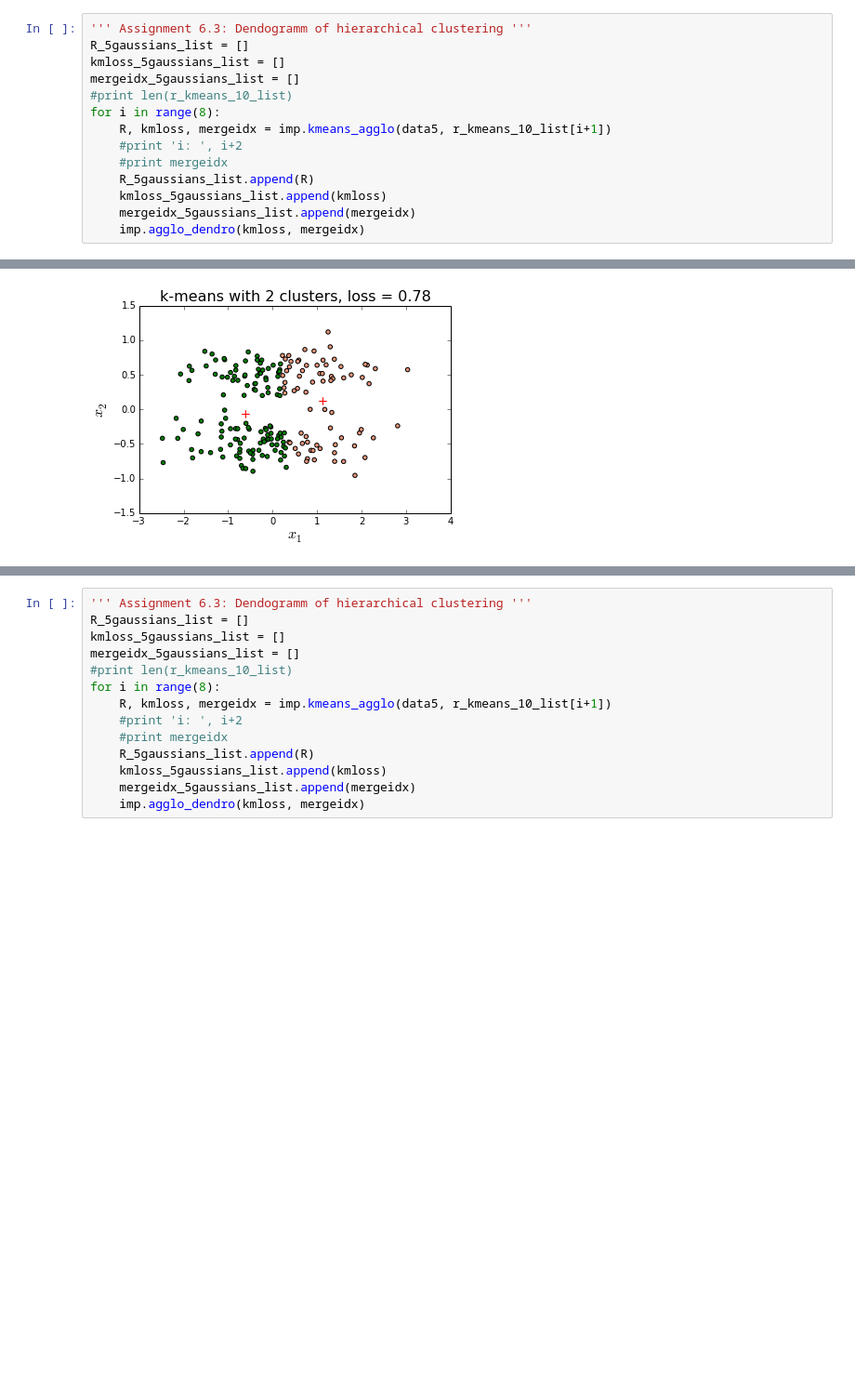
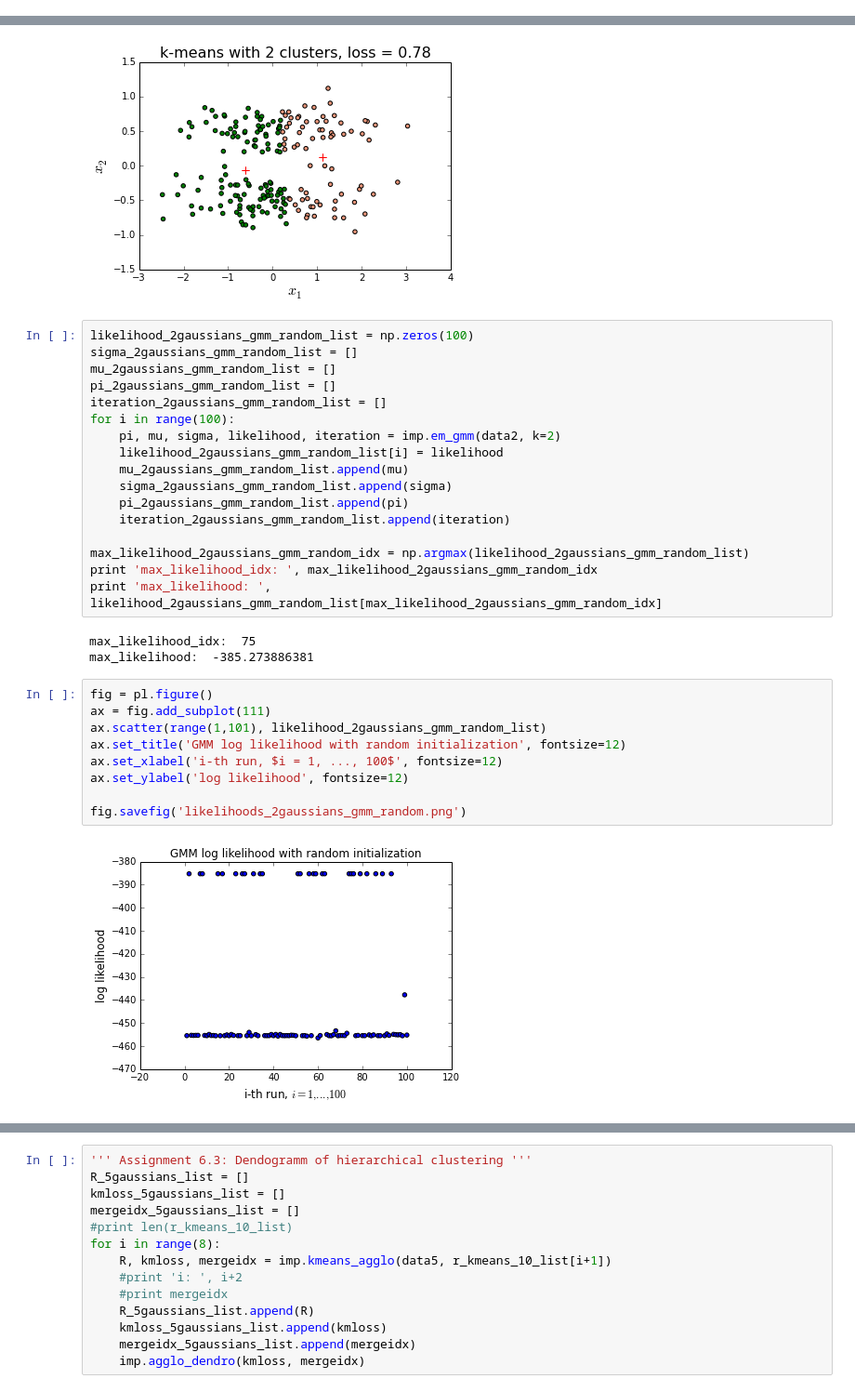
Before and after one commit to philjjoon/Lab-MachineLearning, a Jupyter notebook: ProblemSet-02/ps2_stubs_and_tests/ps2_application.ipynb, the cells around one changed output, grey strips where cells are left out. Shown at 93% size. Saved outputs shown, nothing was run; the diff lists cells and outputs as text; blank space fills up the shorter version.

Commit message:
finish assignment 7

```diff
--- a/ProblemSet-02/ps2_stubs_and_tests/ps2_application.ipynb
+++ b/ProblemSet-02/ps2_stubs_and_tests/ps2_application.ipynb
@@ -261,17 +261,3 @@ fig.savefig('likelihoods_comparison.png')
 max_likelihood_gmm_random:  -666.70118038
 max_likelihood_gmm_kmeans:  -666.701180381
 [figure]
-# %%
-''' Assignment 6.3: Dendogramm of hierarchical clustering '''
-R_5gaussians_list = []
-kmloss_5gaussians_list = []
-mergeidx_5gaussians_list = []
-#print len(r_kmeans_10_list)
-for i in range(8):
-    R, kmloss, mergeidx = imp.kmeans_agglo(data5, r_kmeans_10_list[i+1])
-    #print 'i: ', i+2
-    #print mergeidx
-    R_5gaussians_list.append(R)
-    kmloss_5gaussians_list.append(kmloss)
-    mergeidx_5gaussians_list.append(mergeidx)
-    imp.agglo_dendro(kmloss, mergeidx)
@@ -333,3 +316,34 @@ ax.set_ylabel('$x_2$', fontsize=16)
 fig.savefig('2gaussians_kmeans.png')
 # %% [output]
 [figure]
+# %%
+likelihood_2gaussians_gmm_random_list = np.zeros(100)
+sigma_2gaussians_gmm_random_list = []
+mu_2gaussians_gmm_random_list = []
+pi_2gaussians_gmm_random_list = []
+iteration_2gaussians_gmm_random_list = []
+for i in range(100):
+    pi, mu, sigma, likelihood, iteration = imp.em_gmm(data2, k=2)
+    likelihood_2gaussians_gmm_random_list[i] = likelihood
+    mu_2gaussians_gmm_random_list.append(mu)
+    sigma_2gaussians_gmm_random_list.append(sigma)
+    pi_2gaussians_gmm_random_list.append(pi)
+    iteration_2gaussians_gmm_random_list.append(iteration)
+
+max_likelihood_2gaussians_gmm_random_idx = np.argmax(likelihood_2gaussians_gmm_random_list)
+print 'max_likelihood_idx: ', max_likelihood_2gaussians_gmm_random_idx
+print 'max_likelihood: ', likelihood_2gaussians_gmm_random_list[max_likelihood_2gaussians_gmm_random_idx]
+# %% [output]
+max_likelihood_idx:  75
+max_likelihood:  -385.273886381
+# %%
+fig = pl.figure()
+ax = fig.add_subplot(111)
+ax.scatter(range(1,101), likelihood_2gaussians_gmm_random_list)
+ax.set_title('GMM log likelihood with random initialization', fontsize=12)
+ax.set_xlabel('i-th run, $i = 1, ..., 100$', fontsize=12)
+ax.set_ylabel('log likelihood', fontsize=12)
+
+fig.savefig('likelihoods_2gaussians_gmm_random.png')
+# %% [output]
+[figure, added]
```
Also changed, not shown: parts of 5 cells of this notebook, 13 other files.
